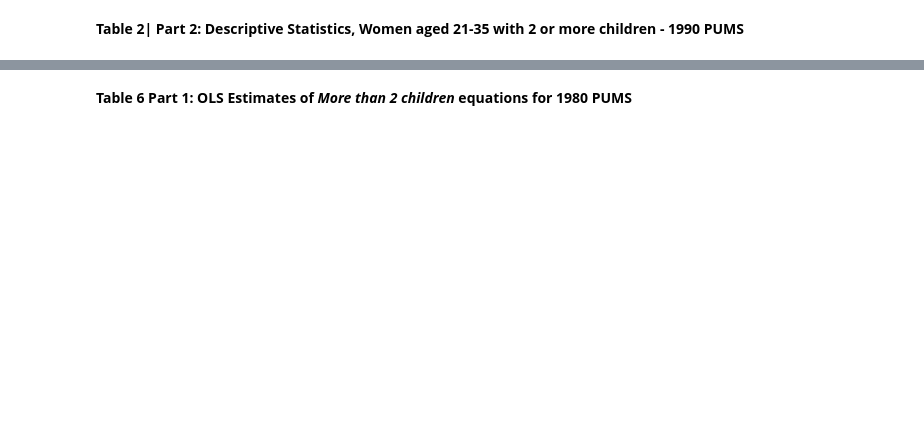
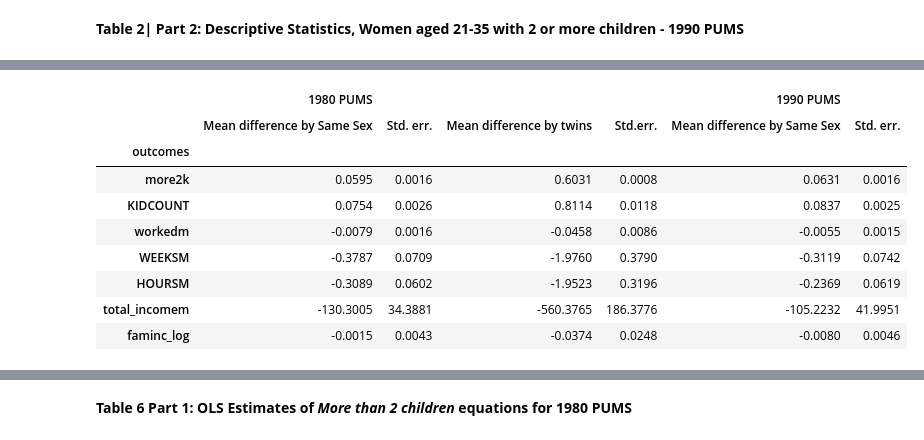
Before and after one commit to carolinalvarez/angrist-and-evans-1998-python, a Jupyter notebook: Angrist_and_Evans_1998.ipynb, the cells around one changed output, grey strips where cells are left out. Saved outputs shown, nothing was run; the diff lists cells and outputs as text; code cells hidden in the pictures; blank space fills up the shorter version.

```diff
--- a/Angrist_and_Evans_1998.ipynb
+++ b/Angrist_and_Evans_1998.ipynb
@@ -210,4 +195,5 @@ census_1_1990 = pd.read_stata("data/m_d_903_1.dta")
 census_2_1990 = pd.read_stata("data/m_d_903_2.dta")
 census_3_1990 = pd.read_stata("data/m_d_903_3.dta")
 data_1990=census_1_1990.append([census_2_1990, census_3_1990], ignore_index=False, verify_integrity=False, sort=False)
+data_1990.replace(np.nan, 0, inplace=True)
 data_1990=data_preparation_1990(data_1990)
@@ -427,0 +543,17 @@ table3_4
+# %%
+outcomes_means=["more2k", "KIDCOUNT", "workedm", "WEEKSM", "HOURSM", "total_incomem", "faminc_log"]
+Table5_means_1980=mean_differences_instruments(data_all_women_1980, outcomes_means)
+Table5_means_1990=mean_differences_instruments_90(data_all_women_1990, outcomes_means)
+Table5_part1=pd.concat([Table5_means_1980, Table5_means_1990], axis=1, keys=["1980 PUMS", "1990 PUMS"])
+Table5_part1
+# %% [output]
+|  | 1980 PUMS |  |  |  | 1990 PUMS |  |
+|  | Mean difference by Same Sex | Std. err. | Mean difference by twins | Std.err. | Mean difference by Same Sex | Std. err. |
+| outcomes |  |  |  |  |  |  |
+| more2k | 0.0595 | 0.0016 | 0.6031 | 0.0008 | 0.0631 | 0.0016 |
+| KIDCOUNT | 0.0754 | 0.0026 | 0.8114 | 0.0118 | 0.0837 | 0.0025 |
+| workedm | -0.0079 | 0.0016 | -0.0458 | 0.0086 | -0.0055 | 0.0015 |
+| WEEKSM | -0.3787 | 0.0709 | -1.9760 | 0.3790 | -0.3119 | 0.0742 |
+| HOURSM | -0.3089 | 0.0602 | -1.9523 | 0.3196 | -0.2369 | 0.0619 |
+| total_incomem | -130.3005 | 34.3881 | -560.3765 | 186.3776 | -105.2232 | 41.9951 |
+| faminc_log | -0.0015 | 0.0043 | -0.0374 | 0.0248 | -0.0080 | 0.0046 |
```
Also changed, not shown: parts of 74 cells of this notebook, 3 other files.
